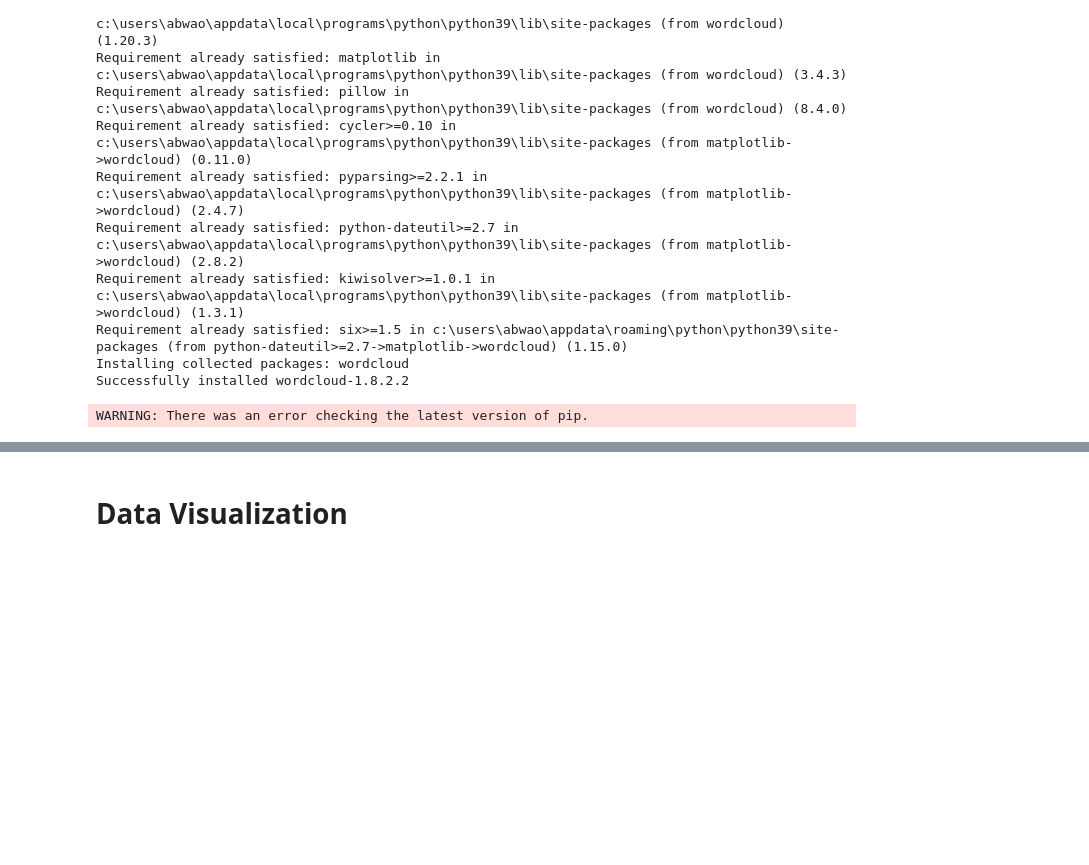
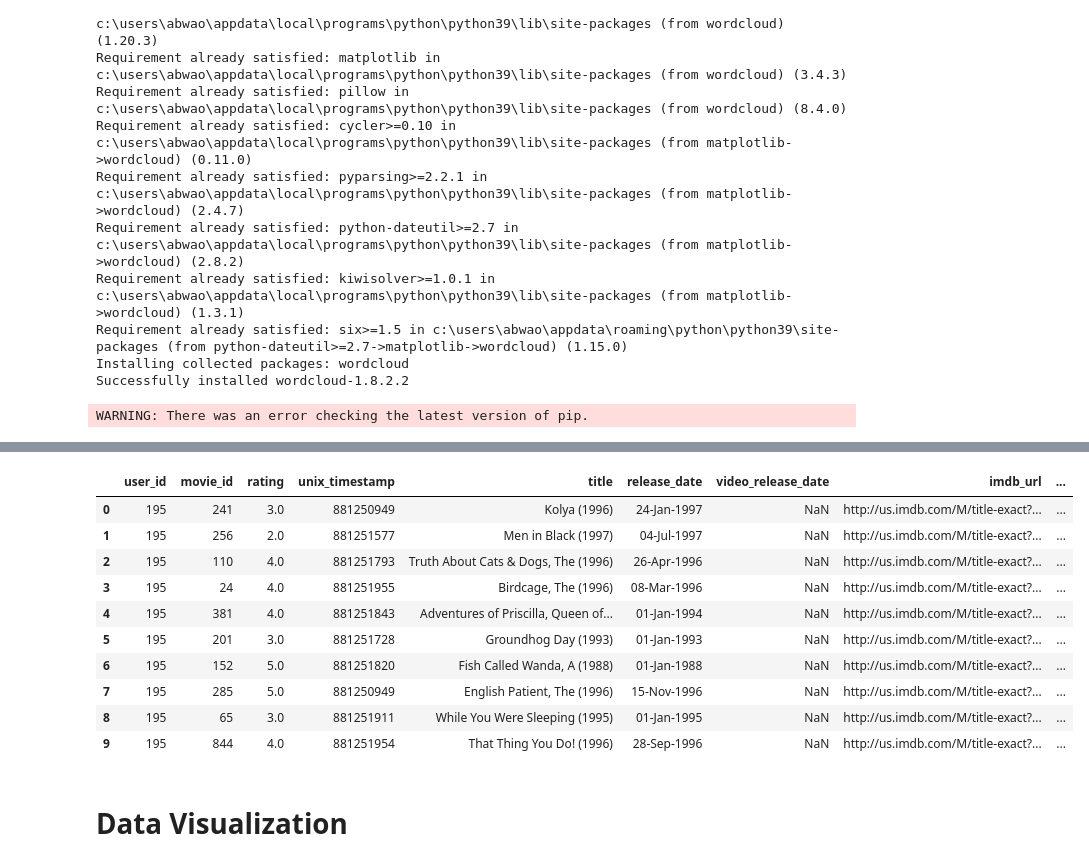
Before and after one commit to abwaocollins/Movie-Recommender-System, a Jupyter notebook: Movie-Recommender-system.ipynb, the cells around one changed output, grey strips where cells are left out. Saved outputs shown, nothing was run; the diff lists cells and outputs as text; code cells hidden in the pictures; blank space fills up the shorter version.

```diff
--- a/Movie-Recommender-system.ipynb
+++ b/Movie-Recommender-system.ipynb
@@ -96,3 +83,17 @@ ratings.head(10)
+# %%
+dataset.head(10)
+# %% [output]
+|  | user_id | movie_id | rating | unix_timestamp | title | release_date | video_release_date | imdb_url | ... |
+| 0 | 195 | 241 | 3.0 | 881250949 | Kolya (1996) | 24-Jan-1997 | NaN | http://us.imdb.com/M/title-exact?... | ... |
+| 1 | 195 | 256 | 2.0 | 881251577 | Men in Black (1997) | 04-Jul-1997 | NaN | http://us.imdb.com/M/title-exact?... | ... |
+| 2 | 195 | 110 | 4.0 | 881251793 | Truth About Cats & Dogs, The (1996) | 26-Apr-1996 | NaN | http://us.imdb.com/M/title-exact?... | ... |
+| 3 | 195 | 24 | 4.0 | 881251955 | Birdcage, The (1996) | 08-Mar-1996 | NaN | http://us.imdb.com/M/title-exact?... | ... |
+| 4 | 195 | 381 | 4.0 | 881251843 | Adventures of Priscilla, Queen of... | 01-Jan-1994 | NaN | http://us.imdb.com/M/title-exact?... | ... |
+| 5 | 195 | 201 | 3.0 | 881251728 | Groundhog Day (1993) | 01-Jan-1993 | NaN | http://us.imdb.com/M/title-exact?... | ... |
+| 6 | 195 | 152 | 5.0 | 881251820 | Fish Called Wanda, A (1988) | 01-Jan-1988 | NaN | http://us.imdb.com/M/title-exact?... | ... |
+| 7 | 195 | 285 | 5.0 | 881250949 | English Patient, The (1996) | 15-Nov-1996 | NaN | http://us.imdb.com/M/title-exact?... | ... |
+| 8 | 195 | 65 | 3.0 | 881251911 | While You Were Sleeping (1995) | 01-Jan-1995 | NaN | http://us.imdb.com/M/title-exact?... | ... |
+| 9 | 195 | 844 | 4.0 | 881251954 | That Thing You Do! (1996) | 28-Sep-1996 | NaN | http://us.imdb.com/M/title-exact?... | ... |
 # %% [markdown]
 # Data Visualization
 # %%
```
Also changed, not shown: parts of 36 cells of this notebook, 23 other files.
